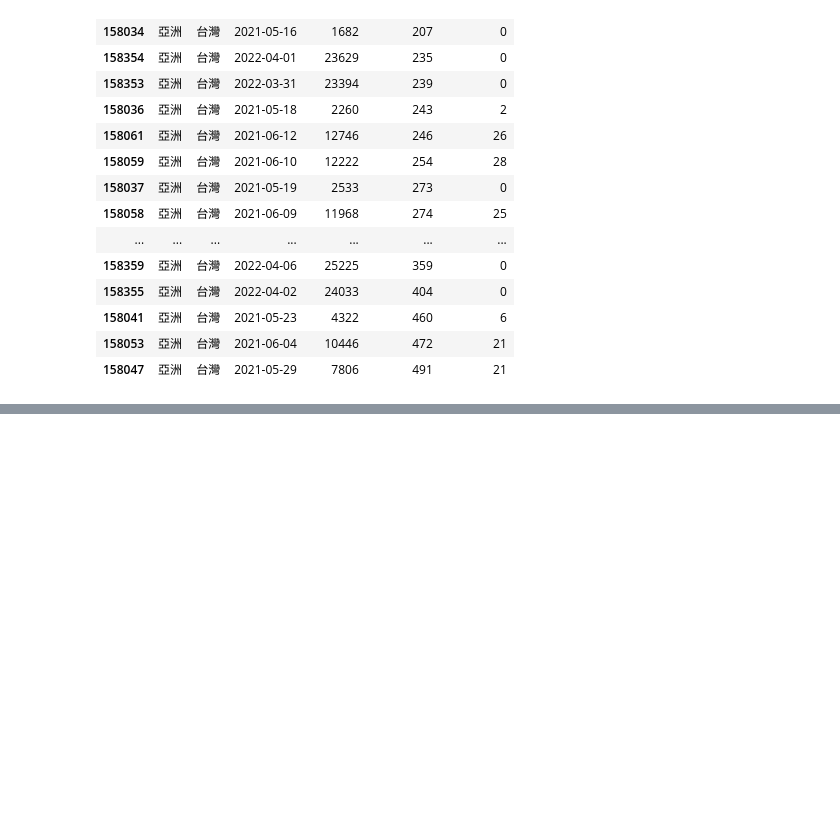
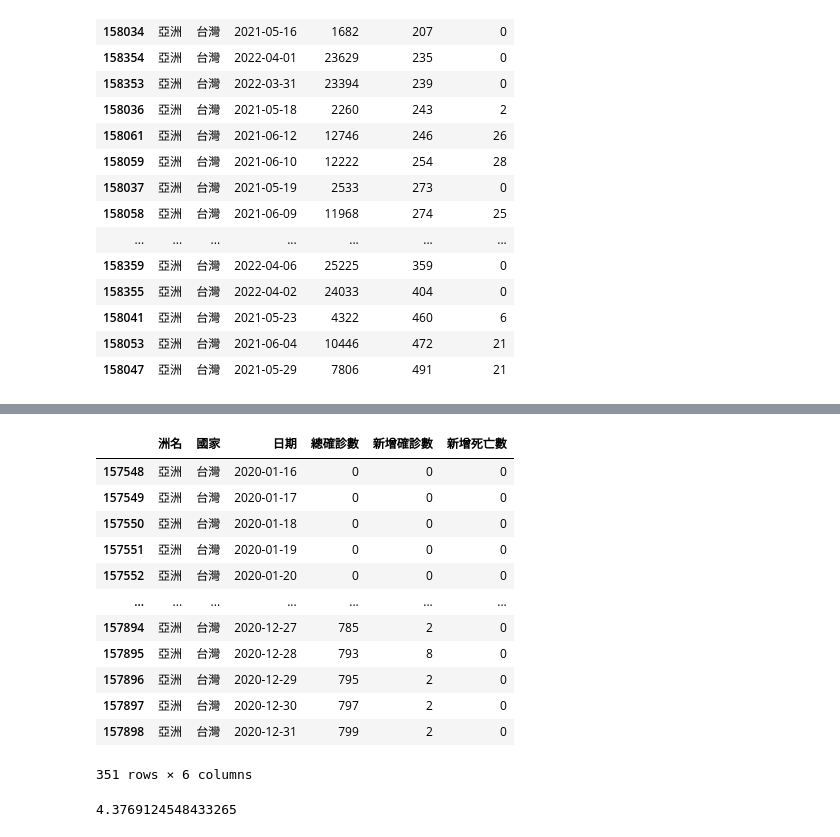
Before and after one commit to roberthsu2003/python, a Jupyter notebook: 上課用目錄/python813/lesson17_1.ipynb, the cells around one changed output, grey strips where cells are left out. Drawn from its saved outputs; the diff is of its cells as text; code cells hidden in the pictures; blank space fills up the shorter version.

```diff
--- a/上課用目錄/python813/lesson17_1.ipynb
+++ b/上課用目錄/python813/lesson17_1.ipynb
@@ -159,0 +176,22 @@ taiwan_covid19[(taiwan_covid19['新增確診數'] >= 200) & (taiwan_covid19['新
+# %%
+taiwan_2020 = taiwan_covid19[(taiwan_covid19['日期'] >= '2020-01-01') & (taiwan_covid19['日期'] < '2021-01-01')]
+taiwan_2020
+# %% [output]
+|  | 洲名 | 國家 | 日期 | 總確診數 | 新增確診數 | 新增死亡數 |
+| 157548 | 亞洲 | 台灣 | 2020-01-16 | 0 | 0 | 0 |
+| 157549 | 亞洲 | 台灣 | 2020-01-17 | 0 | 0 | 0 |
+| 157550 | 亞洲 | 台灣 | 2020-01-18 | 0 | 0 | 0 |
+| 157551 | 亞洲 | 台灣 | 2020-01-19 | 0 | 0 | 0 |
+| 157552 | 亞洲 | 台灣 | 2020-01-20 | 0 | 0 | 0 |
+| ... | ... | ... | ... | ... | ... | ... |
+| 157894 | 亞洲 | 台灣 | 2020-12-27 | 785 | 2 | 0 |
+| 157895 | 亞洲 | 台灣 | 2020-12-28 | 793 | 8 | 0 |
+| 157896 | 亞洲 | 台灣 | 2020-12-29 | 795 | 2 | 0 |
+| 157897 | 亞洲 | 台灣 | 2020-12-30 | 797 | 2 | 0 |
+| 157898 | 亞洲 | 台灣 | 2020-12-31 | 799 | 2 | 0 |
+351 rows × 6 columns
+# %%
+taiwan_2020['新增確診數'].mean()
+taiwan_2020['新增確診數'].std()
+# %% [output]
+4.3769124548433265
```
Also changed, not shown: parts of 1 cell of this notebook.
